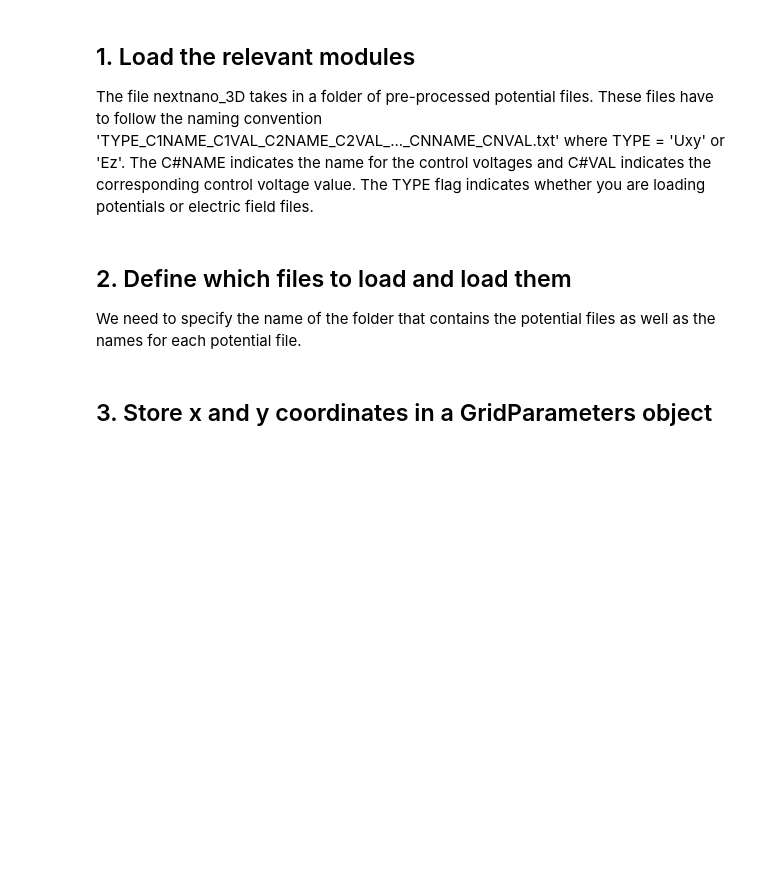
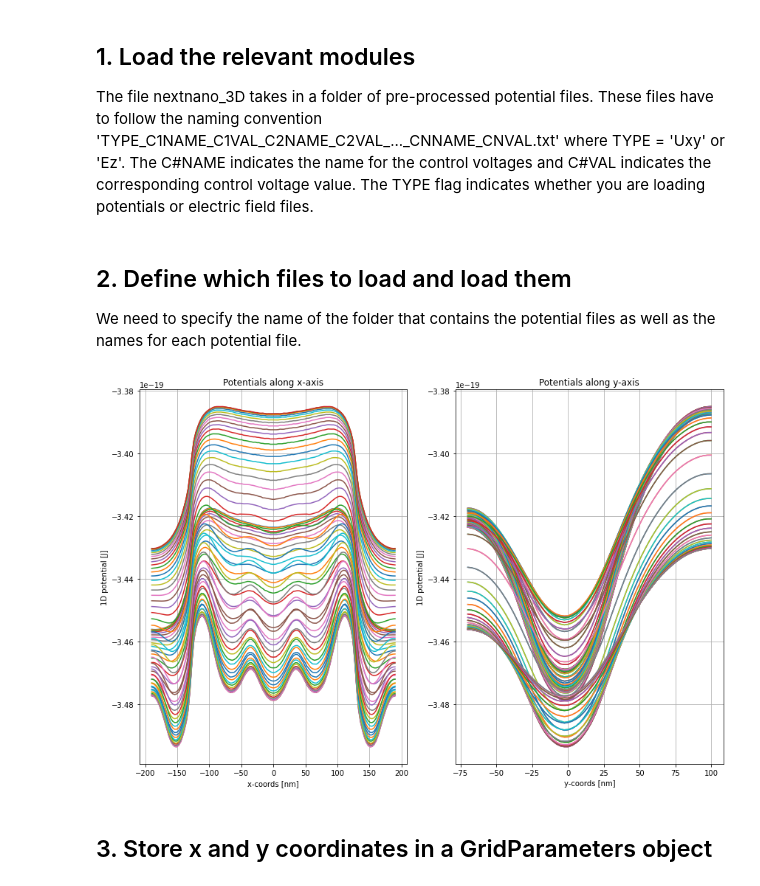
Before and after one commit to AaronL-in/qubit-dots, a Jupyter notebook: tutorials/Loading Potentials.ipynb, the cells around one changed output. Saved outputs shown, nothing was run; the diff lists cells and outputs as text; code cells hidden in the pictures; blank space fills up the shorter version.

```diff
--- a/tutorials/Loading Potentials.ipynb
+++ b/tutorials/Loading Potentials.ipynb
@@ -22,6 +22,7 @@ We need to specify the name of the folder that contains the potential files as w
 # %%
 # Enter the name of the folder where the potential files are located.
 # If this argument is not supplied it will assume the current working directory.
+# pot_dir = os.path.dirname(os.getcwd()) + '/tutorials/QuDiPy tutorial data/Pre-processed potentials/Unkown_slice/'
 pot_dir = os.path.dirname(os.getcwd()) + '/tutorials/QuDiPy tutorial data/Pre-processed potentials/Unkown_slice/'
 
 # Specify the control voltage names (C#NAME as mentioned above)
@@ -31,17 +32,10 @@ ctrl_names = ['V1','V2','V3','V4','V5']
 # The cartesian product of all these supplied voltages will be loaded and MUST exist in the directory.
 
 # General gate voltage definition to be used for potential files in Uknown_slice directory
-# V1 = [0.1]
-# V2 = [0.2, 0.22, 0.24, 0.26]
-# V3 = [0.2, 0.22, 0.24, 0.26, 0.28]
-# V4 = [0.2, 0.22, 0.24, 0.26, 0.28, 0.30]
-# V5 = [0.1]
-
-# Intended use is for potential files in Pre-processed_data_for_slice_# directories. The Process NextNano Files tutorial currently only has simulations for gate V4 voltages ranging from 0.2-0.26.
 V1 = [0.1]
-V2 = [0.2]
-V3 = [0.2]
-V4 = [0.2, 0.22, 0.24, 0.26]
+V2 = [0.2, 0.22, 0.24, 0.26]
+V3 = [0.2, 0.22, 0.24, 0.26, 0.28]
+V4 = [0.2, 0.22, 0.24, 0.26, 0.28, 0.30]
 V5 = [0.1]
 
 # Add all voltage values to a list
@@ -56,33 +50,35 @@ loaded_data = pot.load_potentials(ctrl_vals, ctrl_names,
                                   f_type='pot', f_dir=pot_dir,
                                   f_dis_units='nm', f_pot_units='eV')
 # Additional keyword arguments are trim_x and trim_y which will trim the loaded potentials
 # to be only within the bounds specified by trim_x and trim_y
 
 # We can check the fields of the dictionary returned to see what is stored.
 loaded_data.keys()
 
 # We can also go on to plot all of potential crossections along the x/y-planes for the choosen slice.
 fig = plt.figure(figsize=(12,8))
 ax1 = fig.add_subplot(121)
 ax2 = fig.add_subplot(122)
 
 # potential along x-axis at y-axis slice
 for i in range(np.shape(loaded_data['coords'][1])[0]):
     ax1.plot(loaded_data['coords'][0].T/1E-9,loaded_data['potentials'][0][i,:].T)
 ax1.set(xlabel='x-coords [nm]', ylabel='1D potential [J]',
 title=f'Potentials along x-axis')
 ax1.grid()
 
 # potential along y-axis at x-axis slice
 test = loaded_data['potentials'][0][:].T
 for i in range(np.shape(loaded_data['coords'][0])[0]):
     ax2.plot(loaded_data['coords'][1]/1E-9,loaded_data['potentials'][0][:,i])
 ax2.set(xlabel='y-coords [nm]', ylabel='1D potential [J]',
 title=f'Potentials along y-axis')
 ax2.grid()
 
 fig.tight_layout()
 plt.show()
+# %% [output]
+[figure, added]
 # %% [markdown]
 ## 3. Store x and y coordinates in a GridParameters object
 # %%
```
Also changed, not shown: parts of 3 cells of this notebook, 5 other files.
